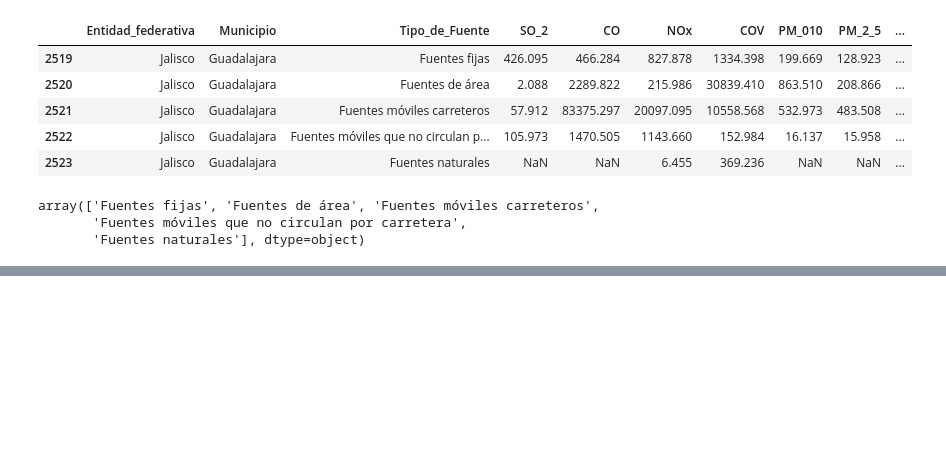
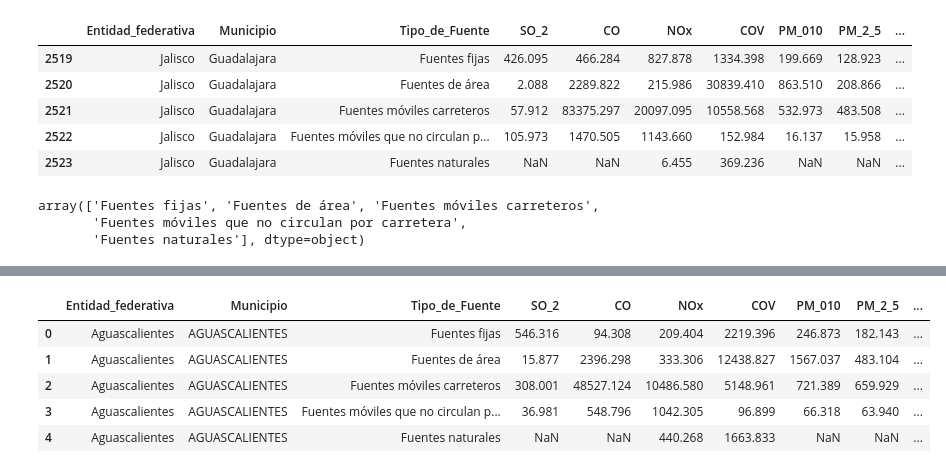
Before and after one commit to JuanPabloDP/Environmental-pollution-and-health-GBN, a Jupyter notebook: scripts/visualizacion.ipynb, the cells around one changed output, grey strips where cells are left out. Saved outputs shown, nothing was run; the diff lists cells and outputs as text; code cells hidden in the pictures; blank space fills up the shorter version.

```diff
--- a/scripts/visualizacion.ipynb
+++ b/scripts/visualizacion.ipynb
@@ -149,0 +195,10 @@ array(['Fuentes fijas', 'Fuentes de área', 'Fuentes móviles carreteros',
+# %%
+contaminantes["Municipio"]=contaminantes["Municipio"].str.upper()
+contaminantes.head()
+# %% [output]
+|  | Entidad_federativa | Municipio | Tipo_de_Fuente | SO_2 | CO | NOx | COV | PM_010 | PM_2_5 | ... |
+| 0 | Aguascalientes | AGUASCALIENTES | Fuentes fijas | 546.316 | 94.308 | 209.404 | 2219.396 | 246.873 | 182.143 | ... |
+| 1 | Aguascalientes | AGUASCALIENTES | Fuentes de área | 15.877 | 2396.298 | 333.306 | 12438.827 | 1567.037 | 483.104 | ... |
+| 2 | Aguascalientes | AGUASCALIENTES | Fuentes móviles carreteros | 308.001 | 48527.124 | 10486.580 | 5148.961 | 721.389 | 659.929 | ... |
+| 3 | Aguascalientes | AGUASCALIENTES | Fuentes móviles que no circulan p... | 36.981 | 548.796 | 1042.305 | 96.899 | 66.318 | 63.940 | ... |
+| 4 | Aguascalientes | AGUASCALIENTES | Fuentes naturales | NaN | NaN | 440.268 | 1663.833 | NaN | NaN | ... |
```
Also changed, not shown: parts of 18 cells of this notebook.
